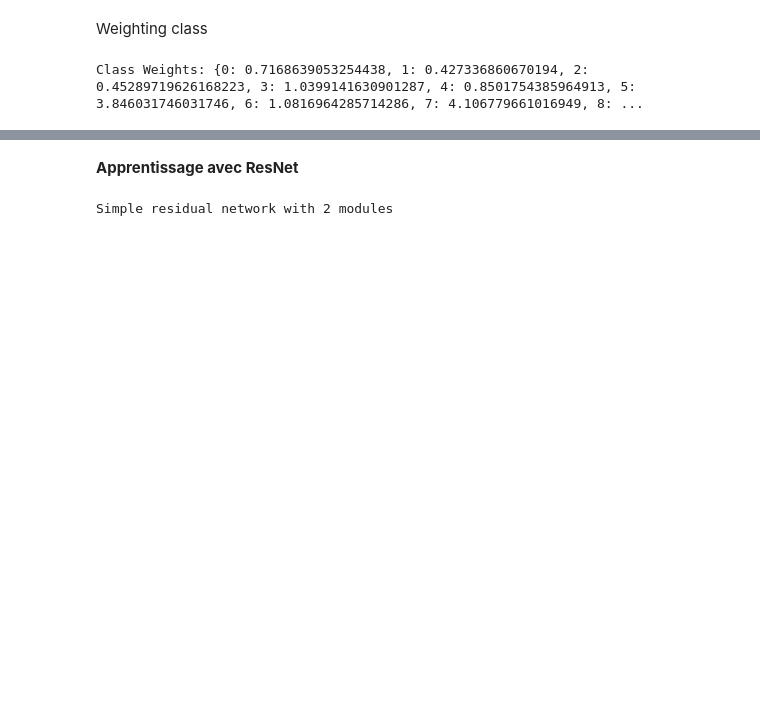
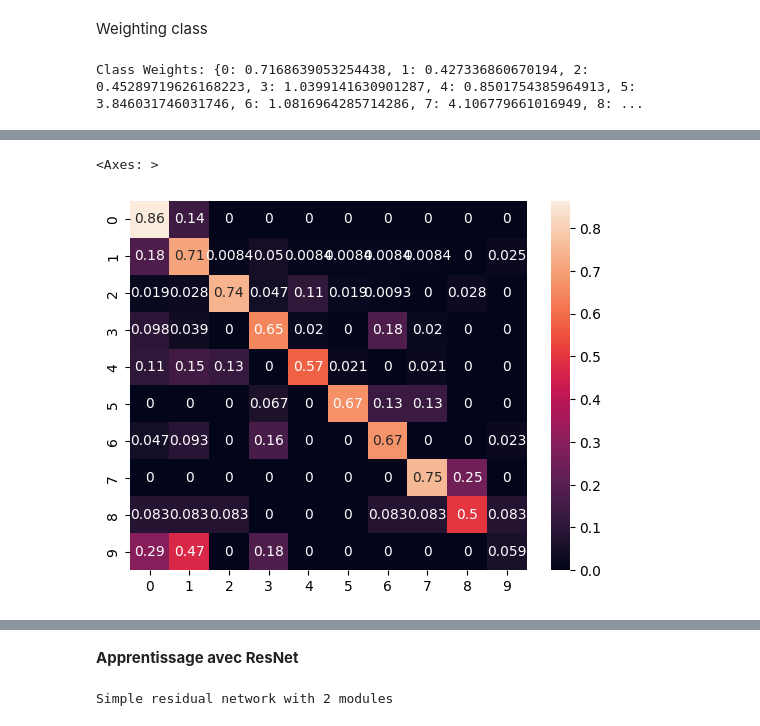
Before and after one commit to ruthelphor/Projet_court_AIAO_M2BI, a Jupyter notebook: Projet_localization_yamadjako.ipynb, the cells around one changed output, grey strips where cells are left out. Drawn from its saved outputs; the diff is of its cells as text; code cells hidden in the pictures; blank space fills up the shorter version.

```diff
--- a/Projet_localization_yamadjako.ipynb
+++ b/Projet_localization_yamadjako.ipynb
@@ -474 +538,8 @@ y_test_classes = np.argmax(y_test,axis = 1)
 16/16 ━━━━━━━━━━━━━━━━━━━━ 0s 15ms/step
+# %%
+y_pred = model_cnn_w.predict(X_test)
+y_pred_classes = np.argmax(y_pred,axis = 1)
+y_pred_classes
+
+y_test_classes = np.argmax(y_test,axis = 1)
+y_test_classes
@@ -474,0 +565,6 @@ y_test_classes = np.argmax(y_test,axis = 1)
+# %%
+import seaborn as sns
+sns.heatmap(sklearn.metrics.confusion_matrix(y_test_classes, y_pred_classes, normalize="true"), annot=True)
+# %% [output]
+<Axes: >
+[figure, added]
```
Also changed, not shown: parts of 27 cells of this notebook.
